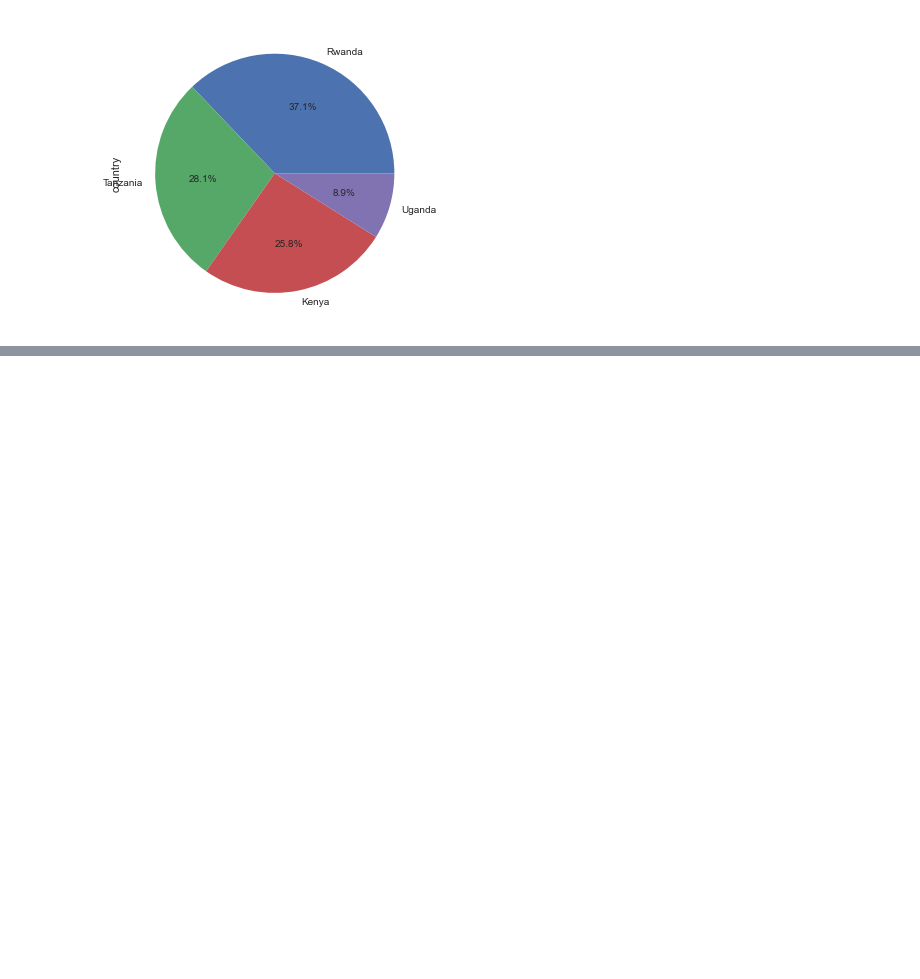
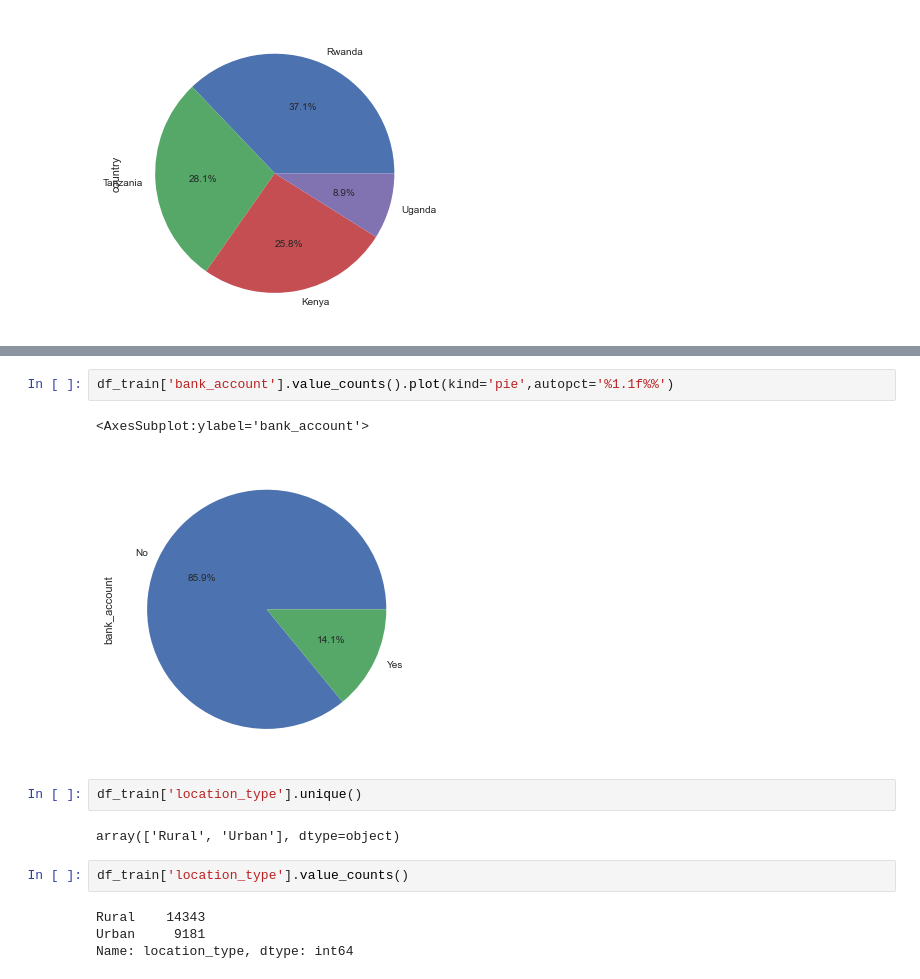
Before and after one commit to abideen-olawuwo/financial-inclusion, a Jupyter notebook: financial_inclusion.ipynb, the cells around one changed output, grey strips where cells are left out. Saved outputs shown, nothing was run; the diff lists cells and outputs as text; blank space fills up the shorter version.

```diff
--- a/financial_inclusion.ipynb
+++ b/financial_inclusion.ipynb
@@ -138,0 +192,15 @@ df_train['country'].value_counts().plot(kind='pie',autopct='%1.1f%%')
+# %%
+df_train['bank_account'].value_counts().plot(kind='pie',autopct='%1.1f%%')
+# %% [output]
+<AxesSubplot:ylabel='bank_account'>
+[figure, added]
+# %%
+df_train['location_type'].unique()
+# %% [output]
+array(['Rural', 'Urban'], dtype=object)
+# %%
+df_train['location_type'].value_counts()
+# %% [output]
+Rural    14343
+Urban     9181
+Name: location_type, dtype: int64
```
Also changed, not shown: parts of 38 cells of this notebook.
